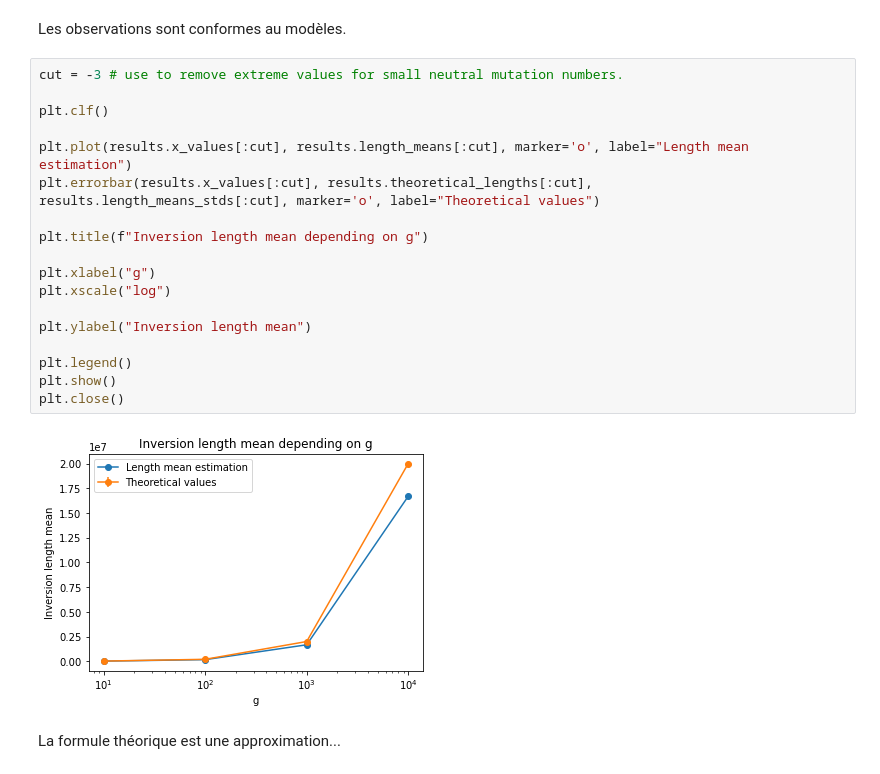
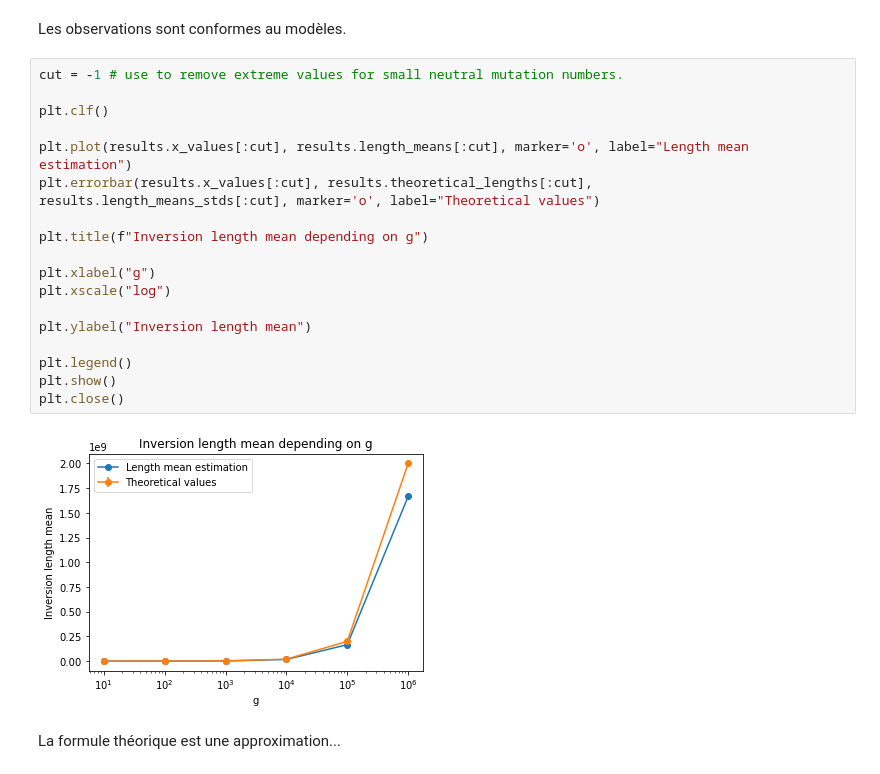
Before and after one commit to Jojobarbarr/AL_predict, a Jupyter notebook: Mutagenese.ipynb, the cells around one changed output. Drawn from its saved outputs; the diff is of its cells as text.

```diff
--- a/Mutagenese.ipynb
+++ b/Mutagenese.ipynb
@@ -376,25 +376,25 @@ plt.show()
 # %% [markdown]
 Les observations sont conformes au modèles.
 # %%
-cut = -3 # use to remove extreme values for small neutral mutation numbers.
+cut = -1 # use to remove extreme values for small neutral mutation numbers.
 
 plt.clf()
 
 plt.plot(results.x_values[:cut], results.length_means[:cut], marker='o', label="Length mean estimation")
 plt.errorbar(results.x_values[:cut], results.theoretical_lengths[:cut], results.length_means_stds[:cut], marker='o', label="Theoretical values")
 
 plt.title(f"Inversion length mean depending on g")
 
 plt.xlabel("g")
 plt.xscale("log")
 
 plt.ylabel("Inversion length mean")
 
 plt.legend()
 plt.show()
 plt.close()
 # %% [output]
-[figure, old version]
+[figure, new version]
 # %% [markdown]
 La formule théorique est une approximation...
 # %% [markdown]
```
Also changed, not shown: parts of 28 cells of this notebook, 6 other files.
